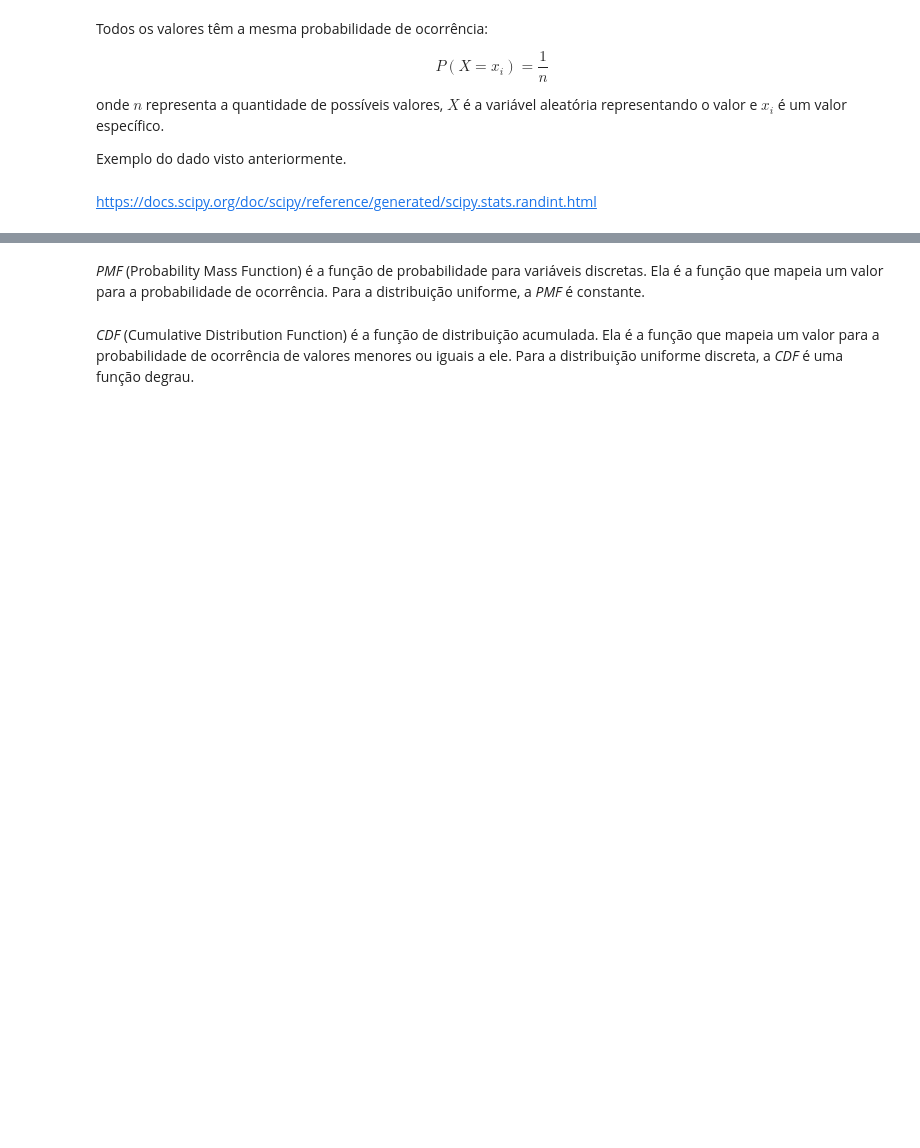
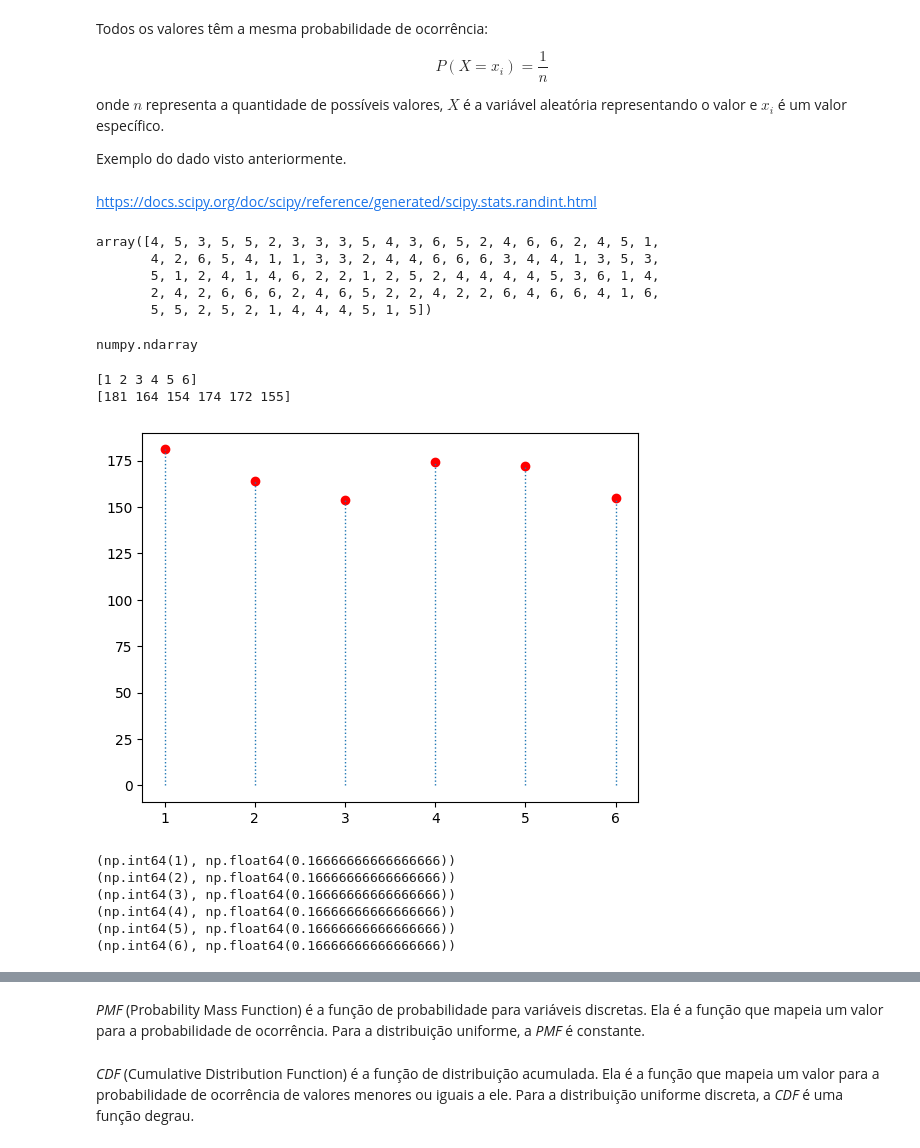
Before and after one commit to kiwsley/ciencia_de_dados, a Jupyter notebook: estatisticas/distribuicoes_variaveis_discretas_uniforme_inicio.ipynb, the cells around one changed output, grey strips where cells are left out. Saved outputs shown, nothing was run; the diff lists cells and outputs as text; code cells hidden in the pictures; blank space fills up the shorter version.

```diff
--- a/estatisticas/distribuicoes_variaveis_discretas_uniforme_inicio.ipynb
+++ b/estatisticas/distribuicoes_variaveis_discretas_uniforme_inicio.ipynb
@@ -14,3 +14,36 @@ onde $n$ representa a quantidade de possíveis valores, $X$ é a variável aleat
 Exemplo do dado visto anteriormente.
 # %% [markdown]
 https://docs.scipy.org/doc/scipy/reference/generated/scipy.stats.randint.html
+# %%
+from scipy.stats import randint
+# random variates
+dado = randint.rvs(1,7, size = 100, random_state=42)
+
+dado
+# %% [output]
+array([4, 5, 3, 5, 5, 2, 3, 3, 3, 5, 4, 3, 6, 5, 2, 4, 6, 6, 2, 4, 5, 1,
+       4, 2, 6, 5, 4, 1, 1, 3, 3, 2, 4, 4, 6, 6, 6, 3, 4, 4, 1, 3, 5, 3,
+       5, 1, 2, 4, 1, 4, 6, 2, 2, 1, 2, 5, 2, 4, 4, 4, 4, 5, 3, 6, 1, 4,
+       2, 4, 2, 6, 6, 6, 2, 4, 6, 5, 2, 2, 4, 2, 2, 6, 4, 6, 6, 4, 1, 6,
+       5, 5, 2, 5, 2, 1, 4, 4, 4, 5, 1, 5])
+# %%
+type(dado)
+# %% [output]
+numpy.ndarray
+# %%
+import matplotlib.pyplot as plt
+import numpy as np
+dado = randint.rvs(1,7, size = 1000, random_state=42)
+
+valores, contagem = np.unique(dado,return_counts=True)
+print(valores)
+print(contagem)
+
+plt.vlines(valores, 0 , contagem, linewidth = 1, linestyle='dotted')
+plt.scatter(valores,contagem,marker="o", color="red")
+
+plt.show()
+# %% [output]
+[1 2 3 4 5 6]
+[181 164 154 174 172 155]
+[figure, added]
@@ -16,0 +54,11 @@ https://docs.scipy.org/doc/scipy/reference/generated/scipy.stats.randint.html
+# %%
+
+
+print(*tuple(zip(x,y)),sep="\n")
+# %% [output]
+(np.int64(1), np.float64(0.16666666666666666))
+(np.int64(2), np.float64(0.16666666666666666))
+(np.int64(3), np.float64(0.16666666666666666))
+(np.int64(4), np.float64(0.16666666666666666))
+(np.int64(5), np.float64(0.16666666666666666))
+(np.int64(6), np.float64(0.16666666666666666))
```
Also changed, not shown: parts of 6 cells of this notebook, 2 other files.
